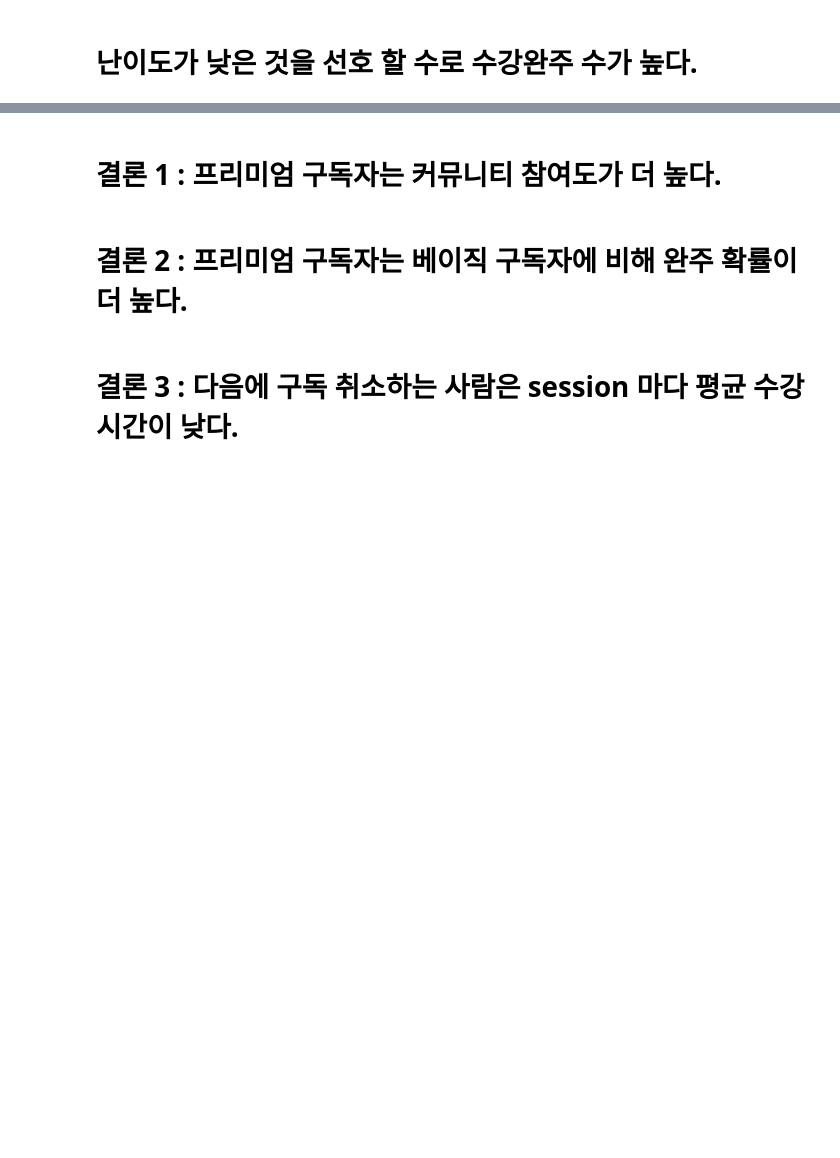
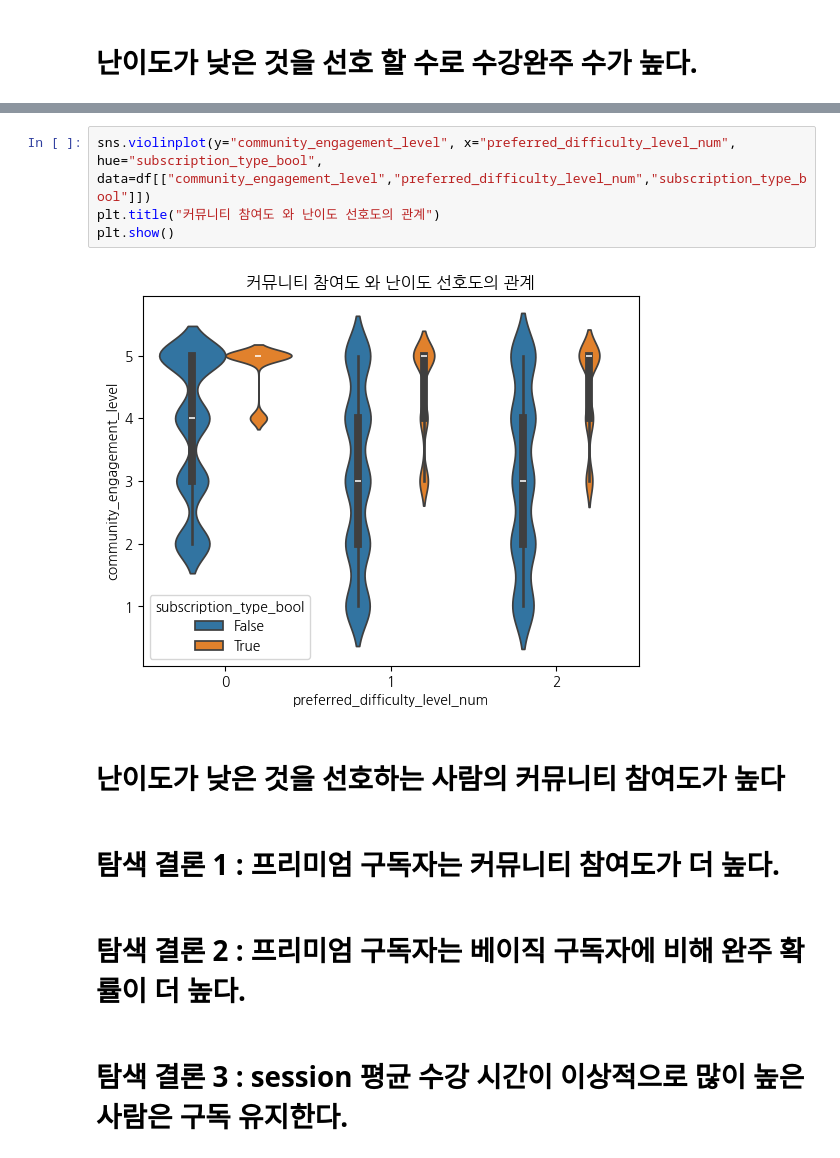
Before and after one commit to min01118/WASSUP4, a Jupyter notebook: 05_Data_Analysis/DA_Mini_Project.ipynb, the cells around one changed output, grey strips where cells are left out. Saved outputs shown, nothing was run; the diff lists cells and outputs as text; blank space fills up the shorter version.

```diff
--- a/05_Data_Analysis/DA_Mini_Project.ipynb
+++ b/05_Data_Analysis/DA_Mini_Project.ipynb
@@ -812,7 +873,15 @@ plt.show()
+# %%
+sns.violinplot(y="community_engagement_level", x="preferred_difficulty_level_num", hue="subscription_type_bool", data=df[["community_engagement_level","preferred_difficulty_level_num","subscription_type_bool"]])
+plt.title("커뮤니티 참여도 와 난이도 선호도의 관계")
+plt.show()
+# %% [output]
+[figure, added]
+# %% [markdown]
+# 난이도가 낮은 것을 선호하는 사람의 커뮤니티 참여도가 높다
 # %% [markdown]
-# 결론 1 : 프리미엄 구독자는 커뮤니티 참여도가 더 높다.
+# 탐색 결론 1 : 프리미엄 구독자는 커뮤니티 참여도가 더 높다.
 # %% [markdown]
-# 결론 2 :   프리미엄 구독자는 베이직 구독자에 비해 완주 확률이 더 높다.
+# 탐색 결론 2 :   프리미엄 구독자는 베이직 구독자에 비해 완주 확률이 더 높다.
 # %% [markdown]
-# 결론 3 :  다음에 구독 취소하는 사람은 session 마다 평균 수강 시간이 낮다.
+# 탐색 결론 3 :   session 평균 수강 시간이 이상적으로 많이 높은 사람은 구독 유지한다.
 # %% [markdown]
```
Also changed, not shown: parts of 38 cells of this notebook.
